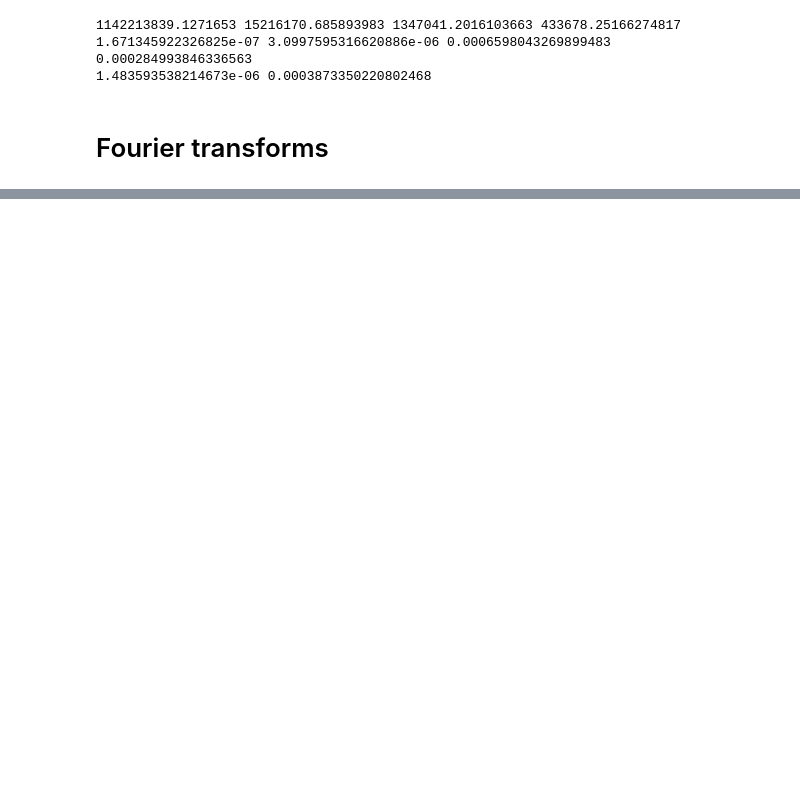
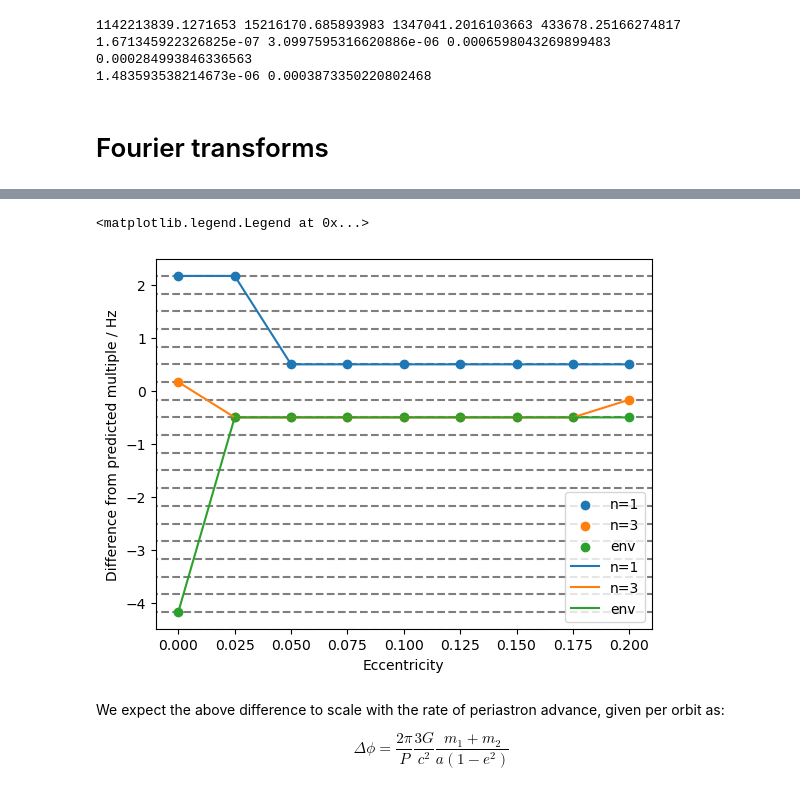
Before and after one commit to BenGPatterson/EccentricBinaries, a Jupyter notebook: notebooks/n_component_decomposition.ipynb, the cells around one changed output, grey strips where cells are left out. Cells and saved outputs as stored; diff of their text form; code cells hidden in the pictures; blank space fills up the shorter version.

```diff
--- a/notebooks/n_component_decomposition.ipynb
+++ b/notebooks/n_component_decomposition.ipynb
@@ -886,0 +919,24 @@ for e in [0,0.05,0.1,0.15,0.2,0.25,0.3]:
+# %%
+plt.scatter([0,0.025,0.05,0.075,0.1,0.125,0.15,0.175,0.2], np.array(n1_peaks)-np.array(n2_peaks)/2, label='n=1')
+plt.scatter([0,0.025,0.05,0.075,0.1,0.125,0.15,0.175,0.2], np.array(n3_peaks)-3*np.array(n2_peaks)/2, label='n=3')
+plt.scatter([0,0.025,0.05,0.075,0.1,0.125,0.15,0.175,0.2], np.array(env_peaks)-np.array(n2_peaks)/2, label='env')
+plt.plot([0,0.025,0.05,0.075,0.1,0.125,0.15,0.175,0.2], np.array(n1_peaks)-np.array(n2_peaks)/2, label='n=1')
+plt.plot([0,0.025,0.05,0.075,0.1,0.125,0.15,0.175,0.2], np.array(n3_peaks)-3*np.array(n2_peaks)/2, label='n=3')
+plt.plot([0,0.025,0.05,0.075,0.1,0.125,0.15,0.175,0.2], np.array(env_peaks)-np.array(n2_peaks)/2, label='env')
+xlims = plt.gca().get_xlim()
+ylims = plt.gca().get_ylim()
+plt.hlines(np.arange(-33/6, 33/6, 1/3),-1,1,zorder=-1,colors='k',alpha=0.5,ls='dashed')
+plt.ylim(ylims)
+plt.xlim(xlims)
+plt.xlabel('Eccentricity')
+plt.ylabel('Difference from predicted multiple / Hz')
+plt.legend()
+# %% [output]
+<matplotlib.legend.Legend at 0x...>
+[figure, added]
+# %% [markdown]
+We expect the above difference to scale with the rate of periastron advance, given per orbit as:
+
+$$
+\Delta \phi = \frac{2\pi}{P} \frac{3G}{c^2} \frac{m_1+m_2}{a(1-e^2)}
+$$
```
Also changed, not shown: parts of 7 cells of this notebook, 12 other files.
